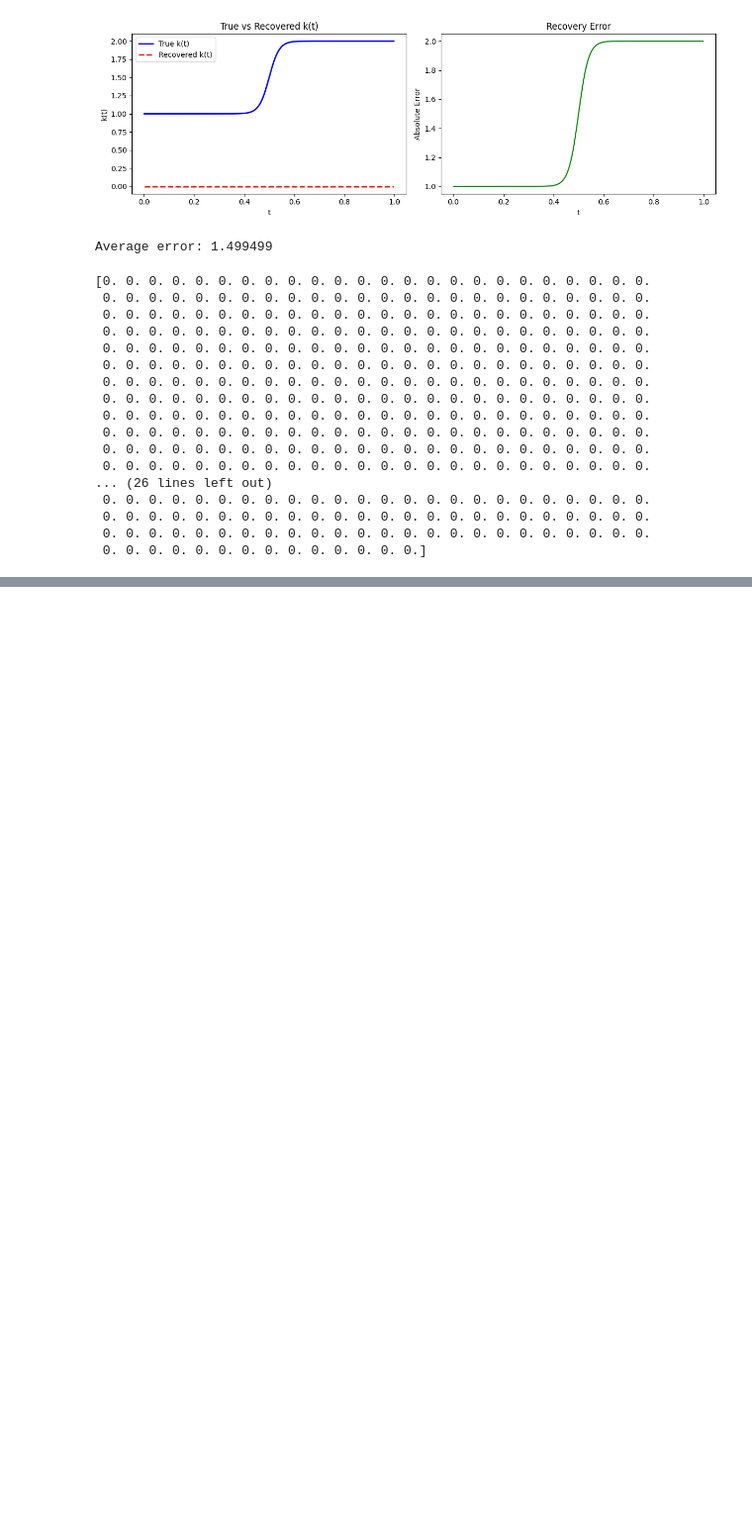
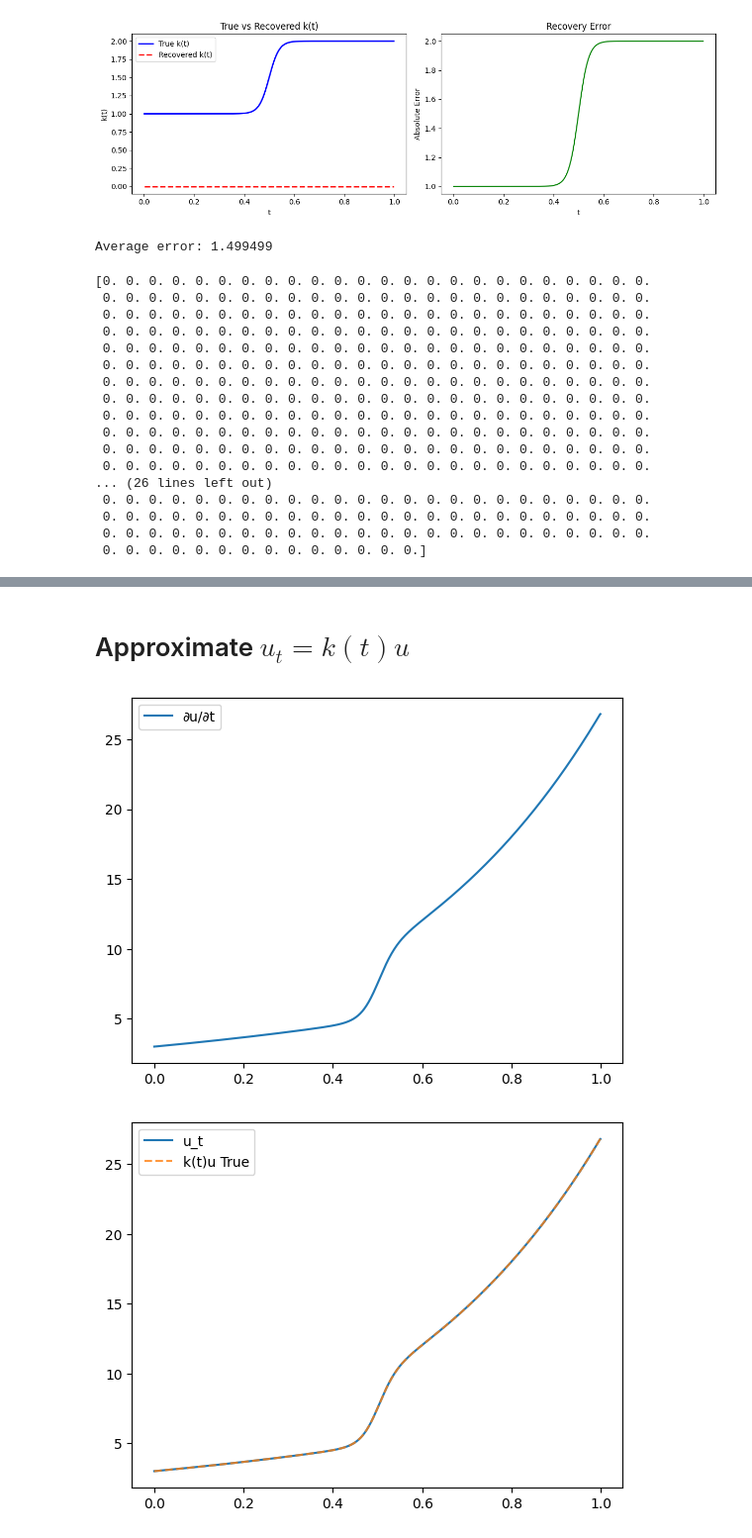
Before and after one commit to arofenitra/SINDy-research, a Jupyter notebook: 1D_solving_pde.ipynb, the cells around one changed output, grey strips where cells are left out. Shown at 99% size. Drawn from its saved outputs; the diff is of its cells as text; code cells hidden in the pictures; blank space fills up the shorter version.

```diff
--- a/1D_solving_pde.ipynb
+++ b/1D_solving_pde.ipynb
@@ -315,0 +396,17 @@ print(recovered_k)
+# %% [markdown]
+# Approximate $u_t = k(t)u$
+# %%
+u = num_solution.y[0]
+u_t = np.gradient(u,dt,axis=0) # ∂u/∂t
+plt.plot(t,u_t,label="∂u/∂t")
+plt.legend()
+plt.show()
+# Approximate u_t = k(t)u
+plt.plot(t,u_t,label="u_t")
+plt.plot(t,k(t)*u,"--",alpha=0.8,label =  "k(t)u True")
+plt.legend()
+plt.show()
+u_t_true = k(t)*u
+# %% [output]
+[figure, added]
+[figure, added]
```
Also changed, not shown: parts of 8 cells of this notebook.
